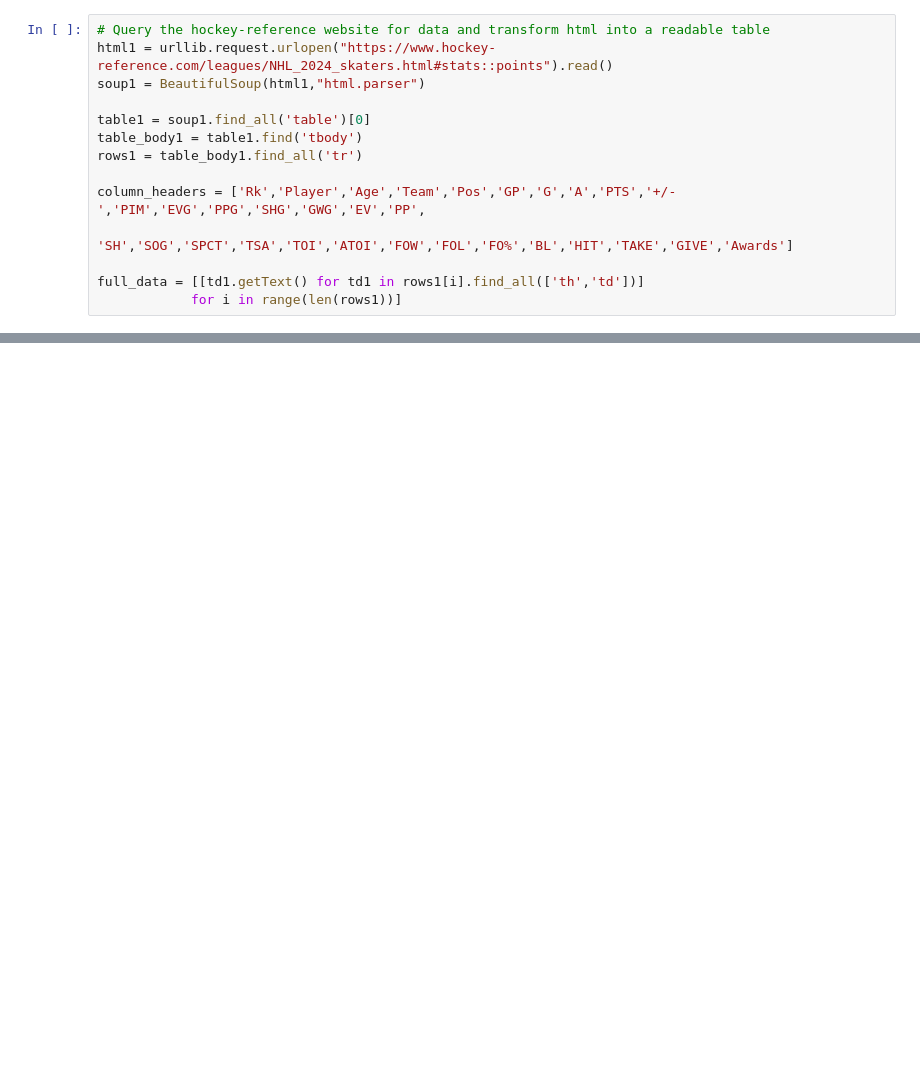
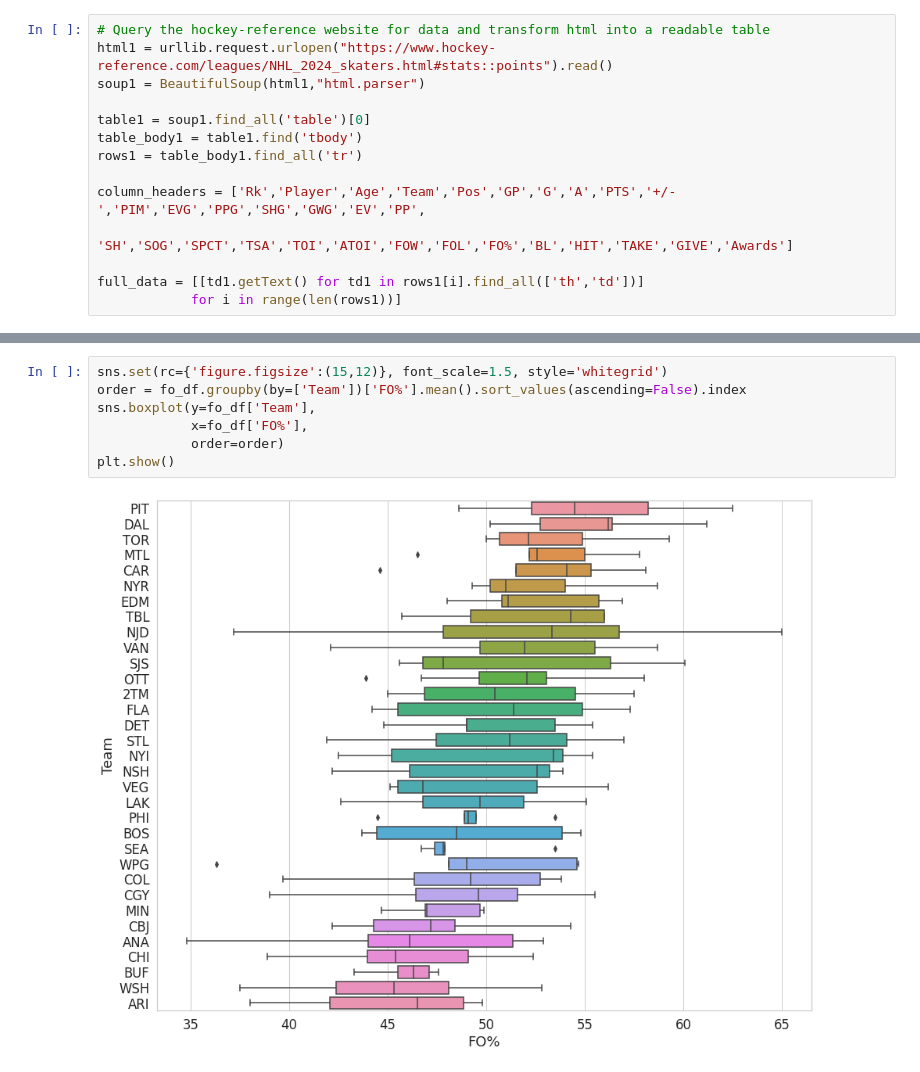
Before and after one commit to pbton/lonely_gold, a Jupyter notebook: NHL.ipynb, the cells around one changed output, grey strips where cells are left out. Saved outputs shown, nothing was run; the diff lists cells and outputs as text; blank space fills up the shorter version.

```diff
--- a/NHL.ipynb
+++ b/NHL.ipynb
@@ -43,0 +83,9 @@ And there's our dataset! Looks like a few goalies slipped in, so let's clean tho
+# %%
+sns.set(rc={'figure.figsize':(15,12)}, font_scale=1.5, style='whitegrid')
+order = fo_df.groupby(by=['Team'])['FO%'].mean().sort_values(ascending=False).index
+sns.boxplot(y=fo_df['Team'],
+            x=fo_df['FO%'],
+            order=order)
+plt.show()
+# %% [output]
+[figure, added]
```
Also changed, not shown: parts of 9 cells of this notebook.
